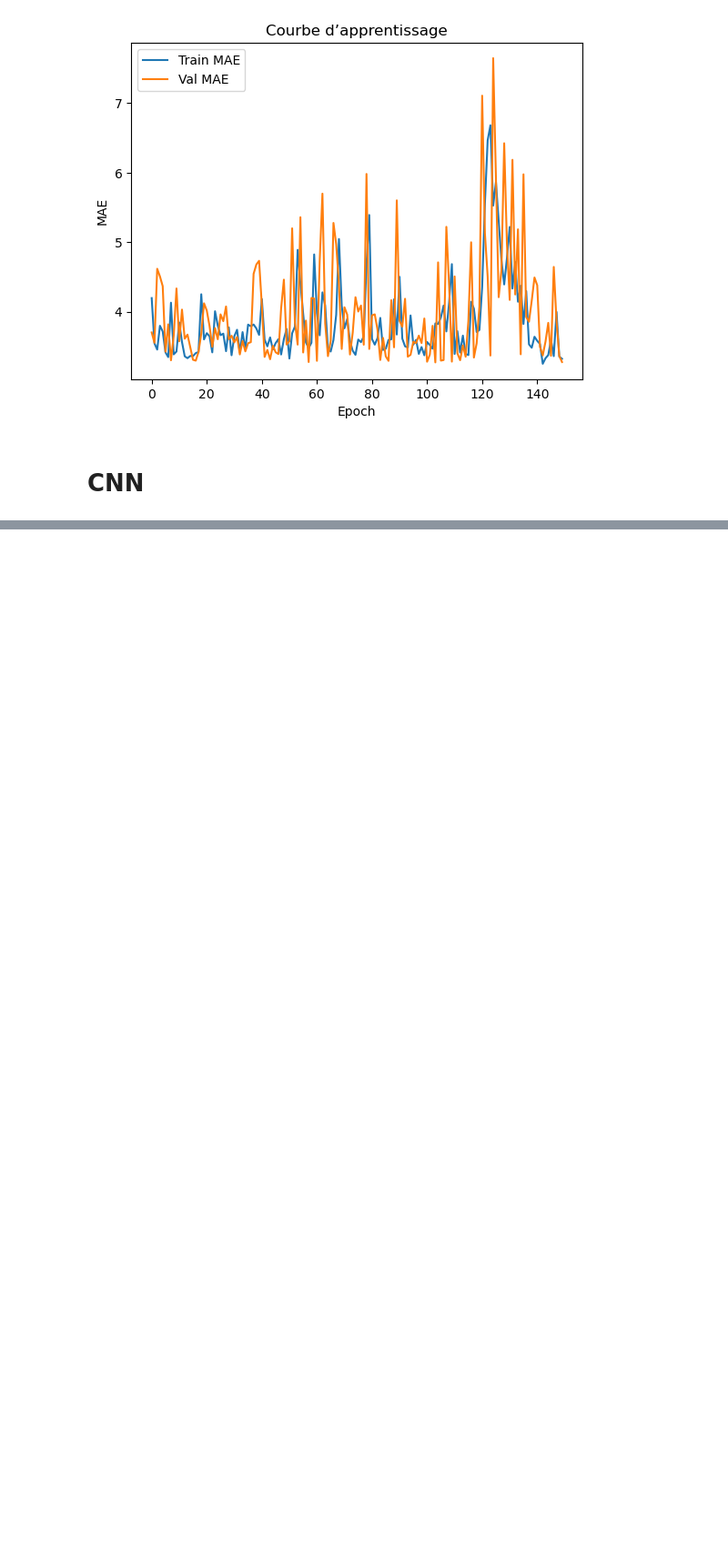
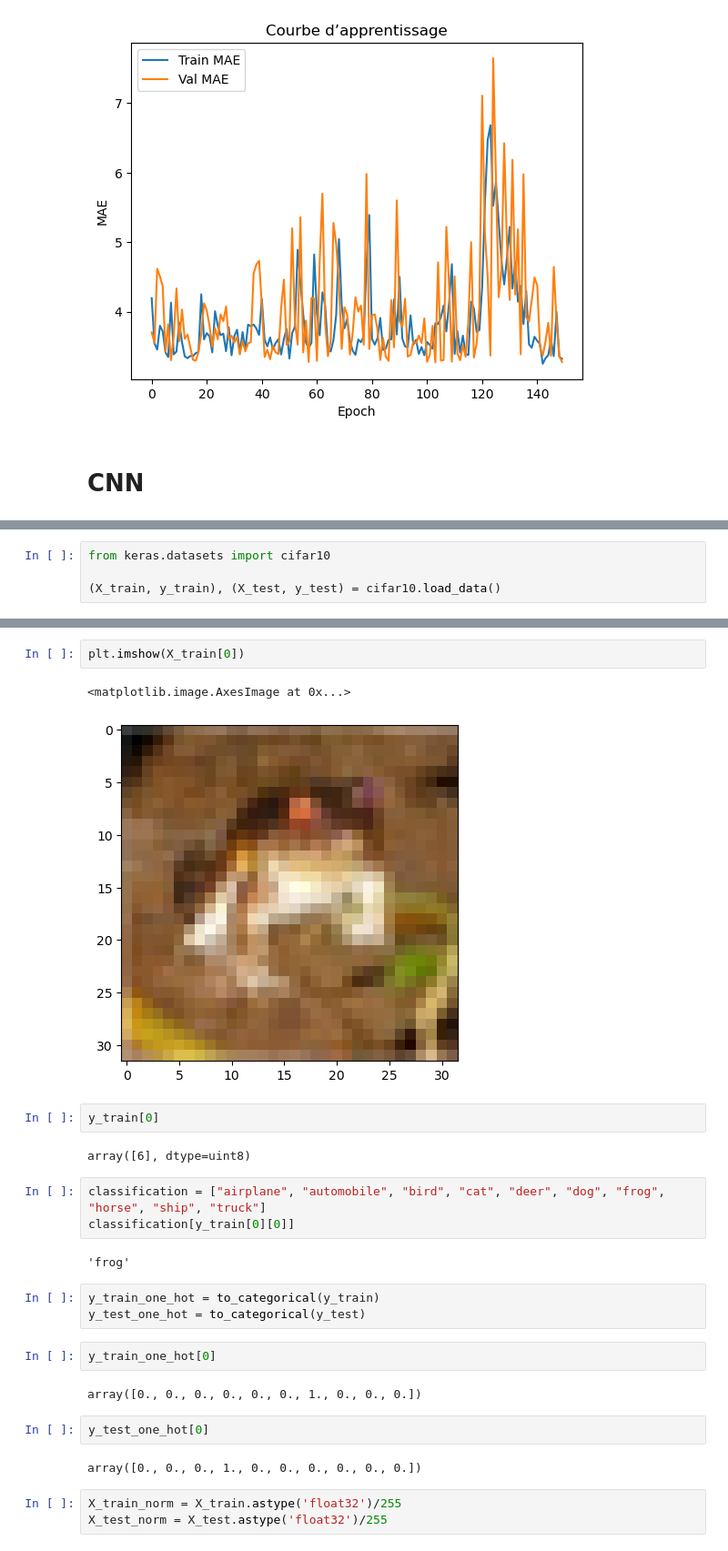
Before and after one commit to Guillaume-melis/Deep_Learning_S1, a Jupyter notebook: Class 4/homework.ipynb, the cells around one changed output, grey strips where cells are left out. Shown: that part at 91% size. Drawn from its saved outputs; the diff is of its cells as text; blank space fills up the shorter version.

Commit message:
CNN model on first dataset

```diff
--- a/Class 4/homework.ipynb
+++ b/Class 4/homework.ipynb
@@ -96,0 +109,4 @@ MAE sur test : 3.69
+# %%
+from keras.datasets import cifar10
+
+(X_train, y_train), (X_test, y_test) = cifar10.load_data()
@@ -96,0 +157,28 @@ MAE sur test : 3.69
+# %%
+plt.imshow(X_train[0])
+# %% [output]
+<matplotlib.image.AxesImage at 0x...>
+[figure, added]
+# %%
+y_train[0]
+# %% [output]
+array([6], dtype=uint8)
+# %%
+classification = ["airplane", "automobile", "bird", "cat", "deer", "dog", "frog", "horse", "ship", "truck"]
+classification[y_train[0][0]]
+# %% [output]
+'frog'
+# %%
+y_train_one_hot = to_categorical(y_train)
+y_test_one_hot = to_categorical(y_test)
+# %%
+y_train_one_hot[0]
+# %% [output]
+array([0., 0., 0., 0., 0., 0., 1., 0., 0., 0.])
+# %%
+y_test_one_hot[0]
+# %% [output]
+array([0., 0., 0., 1., 0., 0., 0., 0., 0., 0.])
+# %%
+X_train_norm = X_train.astype('float32')/255
+X_test_norm = X_test.astype('float32')/255
```
Also changed, not shown: parts of 9 cells of this notebook.
